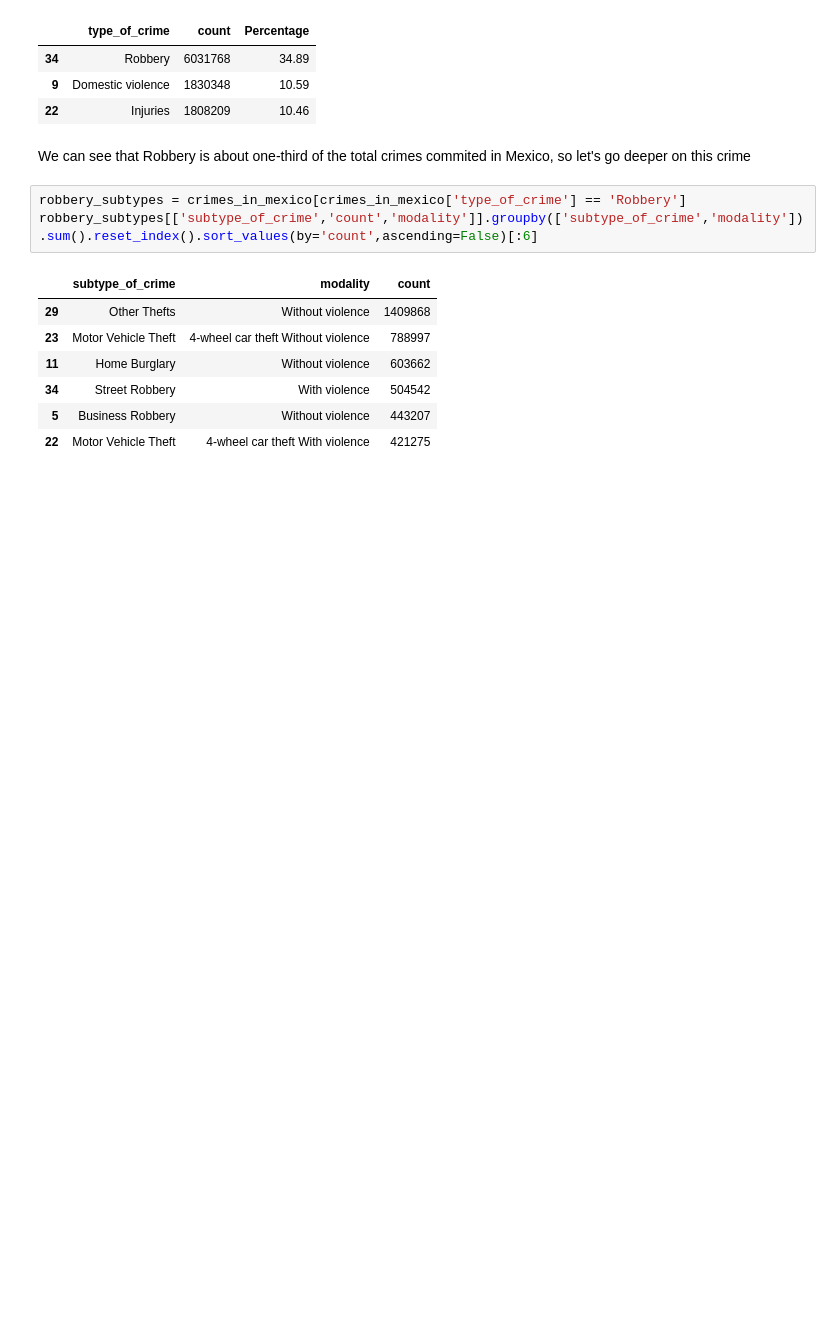
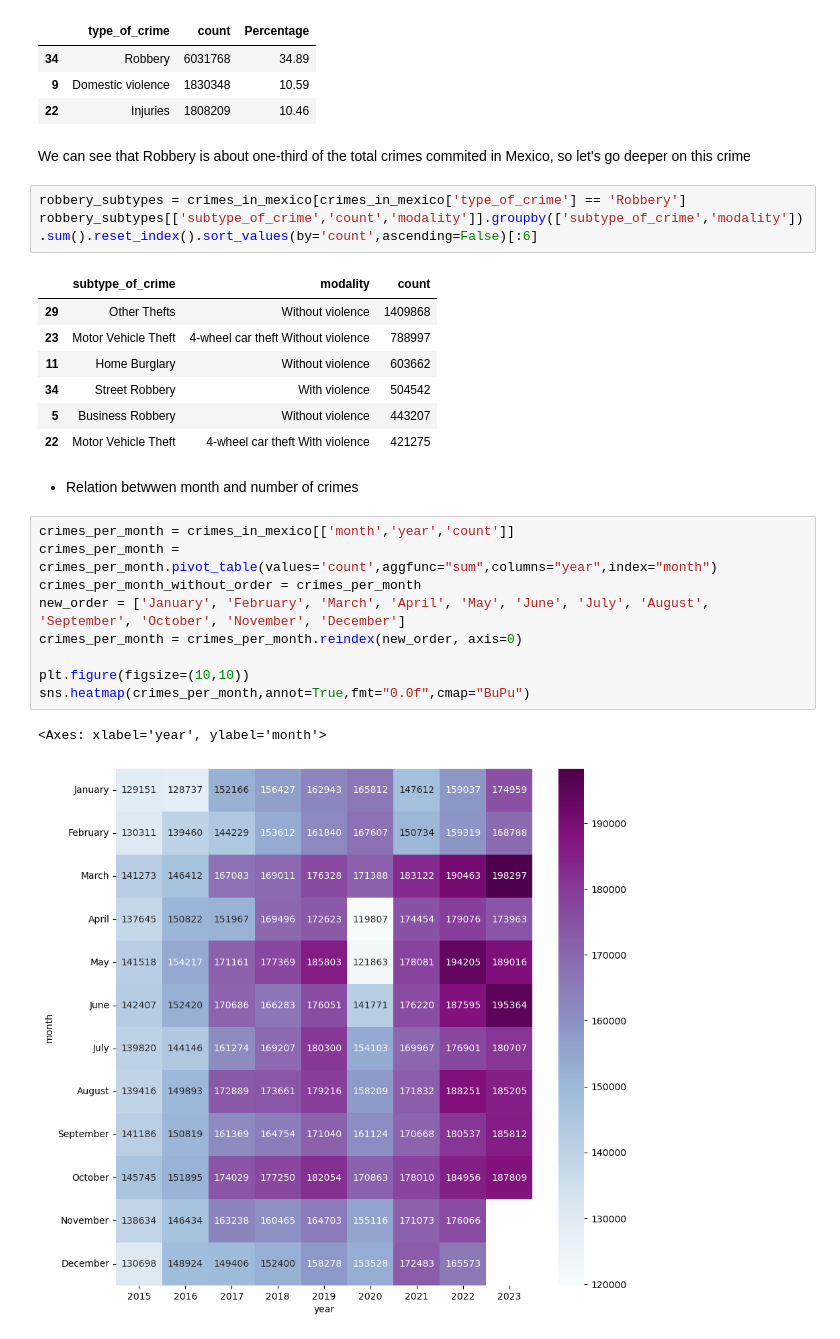
Before and after one commit to AlanSoloR/Portfolio, a Jupyter notebook: DataExplorationAndVisual.ipynb, the cells around one changed output. Cells and saved outputs as stored; diff of their text form; blank space fills up the shorter version.

```diff
--- a/DataExplorationAndVisual.ipynb
+++ b/DataExplorationAndVisual.ipynb
@@ -101,3 +134,17 @@ robbery_subtypes[['subtype_of_crime','count','modality']].groupby(['subtype_of_c
 | 34 | Street Robbery | With violence | 504542 |
 | 5 | Business Robbery | Without violence | 443207 |
 | 22 | Motor Vehicle Theft | 4-wheel car theft With violence | 421275 |
+# %% [markdown]
+* Relation betwwen month and number of crimes
+# %%
+crimes_per_month = crimes_in_mexico[['month','year','count']]
+crimes_per_month = crimes_per_month.pivot_table(values='count',aggfunc="sum",columns="year",index="month")
+crimes_per_month_without_order = crimes_per_month
+new_order = ['January', 'February', 'March', 'April', 'May', 'June', 'July', 'August', 'September', 'October', 'November', 'December']
+crimes_per_month = crimes_per_month.reindex(new_order, axis=0)
+
+plt.figure(figsize=(10,10))
+sns.heatmap(crimes_per_month,annot=True,fmt="0.0f",cmap="BuPu")
+# %% [output]
+<Axes: xlabel='year', ylabel='month'>
+[figure, added]
```
Also changed, not shown: parts of 5 cells of this notebook.
